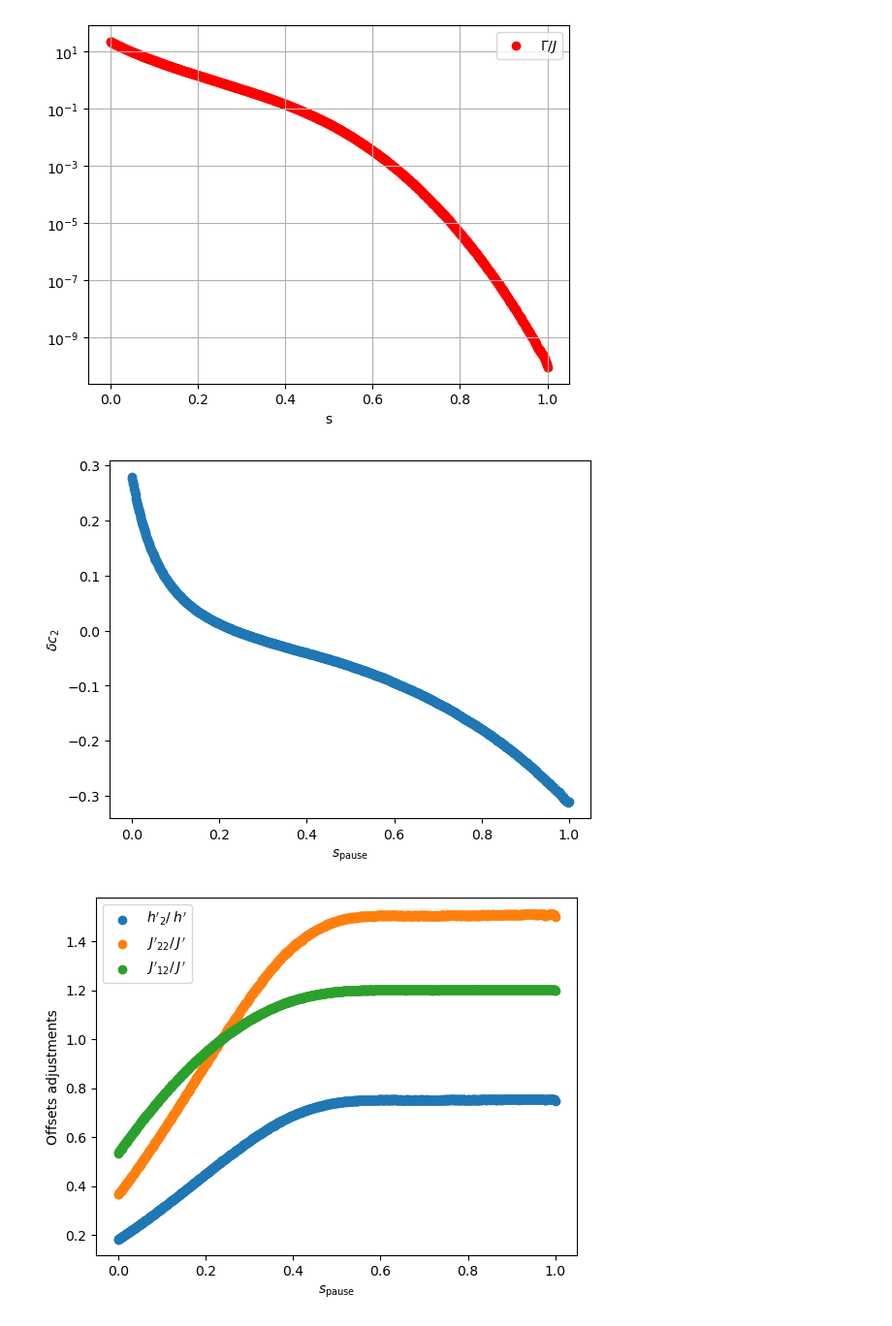
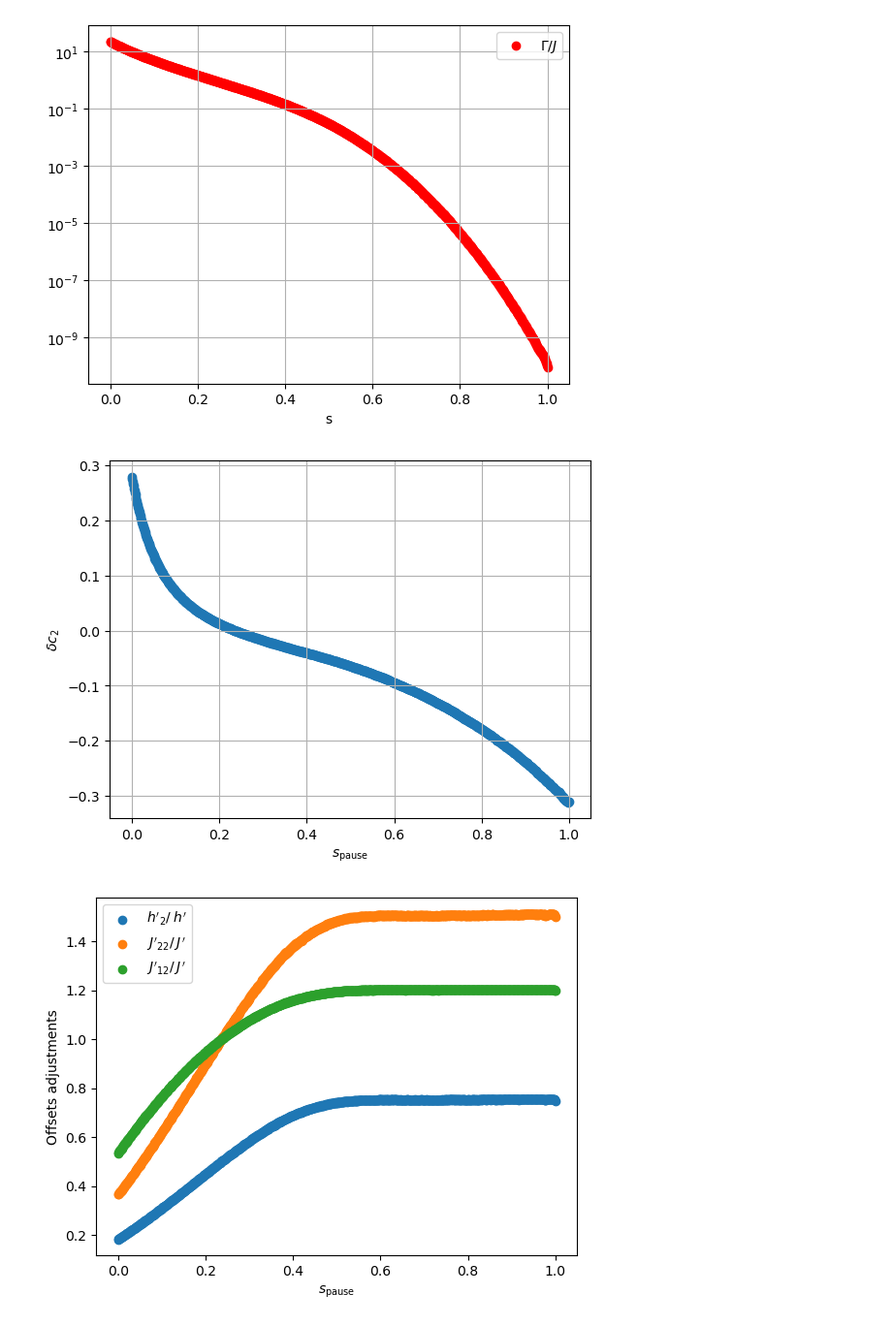
Before and after one commit to vdrouint/d-wave-other, a Jupyter notebook: annealing_params.ipynb, the cells around one changed output. Shown: that part at 97% size. Saved outputs shown, nothing was run; the diff lists cells and outputs as text; code cells hidden in the pictures.

```diff
--- a/annealing_params.ipynb
+++ b/annealing_params.ipynb
@@ -60,18 +73,20 @@ delta_c = np.zeros(len(new_A))
 
 for i in range(len(new_A)):
     val = find_nearest(A2divB, value = new_A[i])
-    indices[i] = np.floor(val)
+    #print(val)
+    indices[i] = val
     delta_c[i] = new_c[val] - new_c[i]
 # %%
 # plot
 fig, ax = plt.subplots()
 
 ax.scatter(new_s, delta_c)
 plt.xlabel(r'$s_{\rm pause}$')
 plt.ylabel(r'$\delta c_2$')
+plt.grid()
 plt.show()
 # %% [output]
-[figure, old version]
+[figure, new version]
 # %%
 #h value, J_12, J_22
 
```
Also changed, not shown: parts of 3 cells of this notebook.
